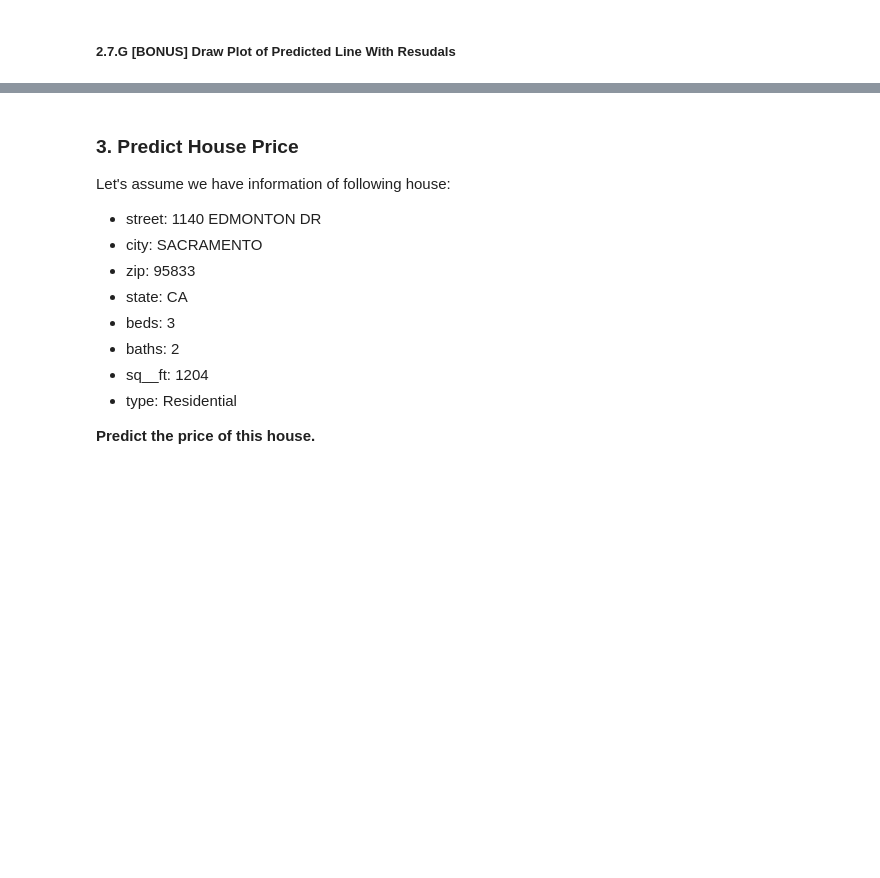
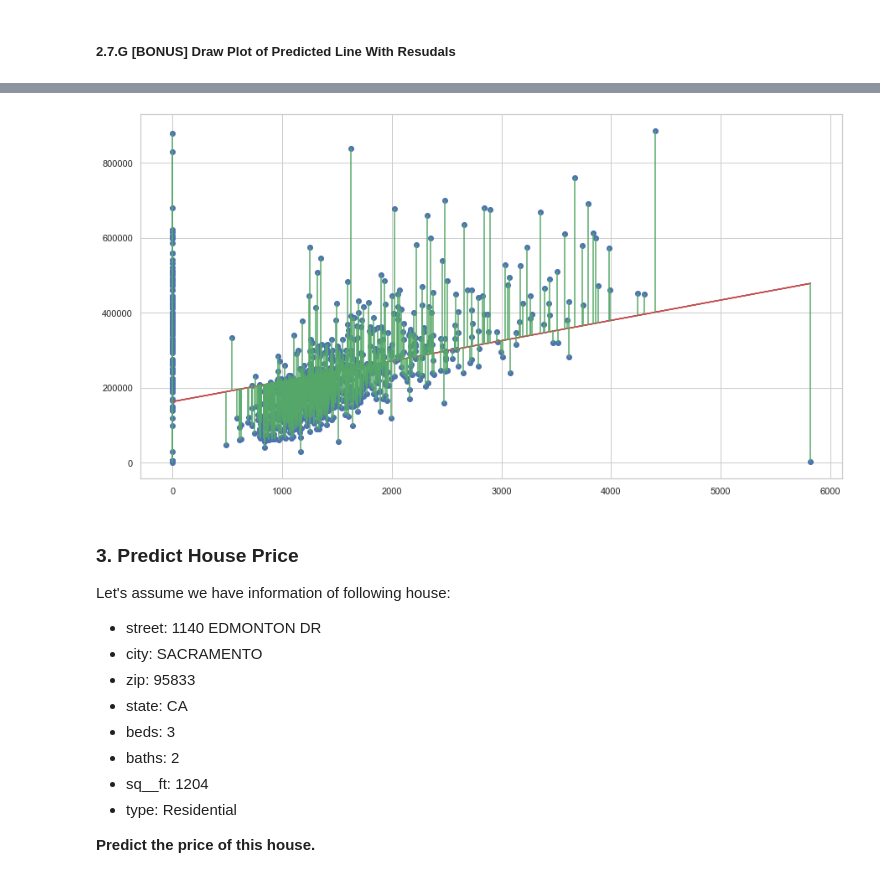
Before and after one commit to cliviaK/IOD, a Jupyter notebook: Jupyter_lab/Module4/Lab 4-20220616T101929Z-001/Lab 4/IOD_Lab 4.1.1.ipynb, the cells around one changed output, grey strips where cells are left out. Drawn from its saved outputs; the diff is of its cells as text; code cells hidden in the pictures; blank space fills up the shorter version.

```diff
--- a/Jupyter_lab/Module4/Lab 4-20220616T101929Z-001/Lab 4/IOD_Lab 4.1.1.ipynb
+++ b/Jupyter_lab/Module4/Lab 4-20220616T101929Z-001/Lab 4/IOD_Lab 4.1.1.ipynb
@@ -266,0 +413,4 @@ $R^2$:
+# %%
+# ANSWER
+house['yhat'] = yhat
+house.head(2)
@@ -267,3 +421,17 @@ $R^2$:
+# %%
+fig = plt.figure (figsize = (15,7))
+fig.set_figheight(8)
+fig.set_figwidth(15)
+
+ax = fig.gca()
+
+ax.scatter(x=X, y=Y, c='b')
+ax.plot(X, yhat, color='r');
+
+for _, row in house.iterrows():
+    plt.plot((row['sq__ft'], row['sq__ft']), (row['price'], row['yhat']), 'g-')
+# %% [output]
+[figure, added]
 # %% [markdown]
 ### 3. Predict House Price
 
```
Also changed, not shown: parts of 27 cells of this notebook, 7 other files.
